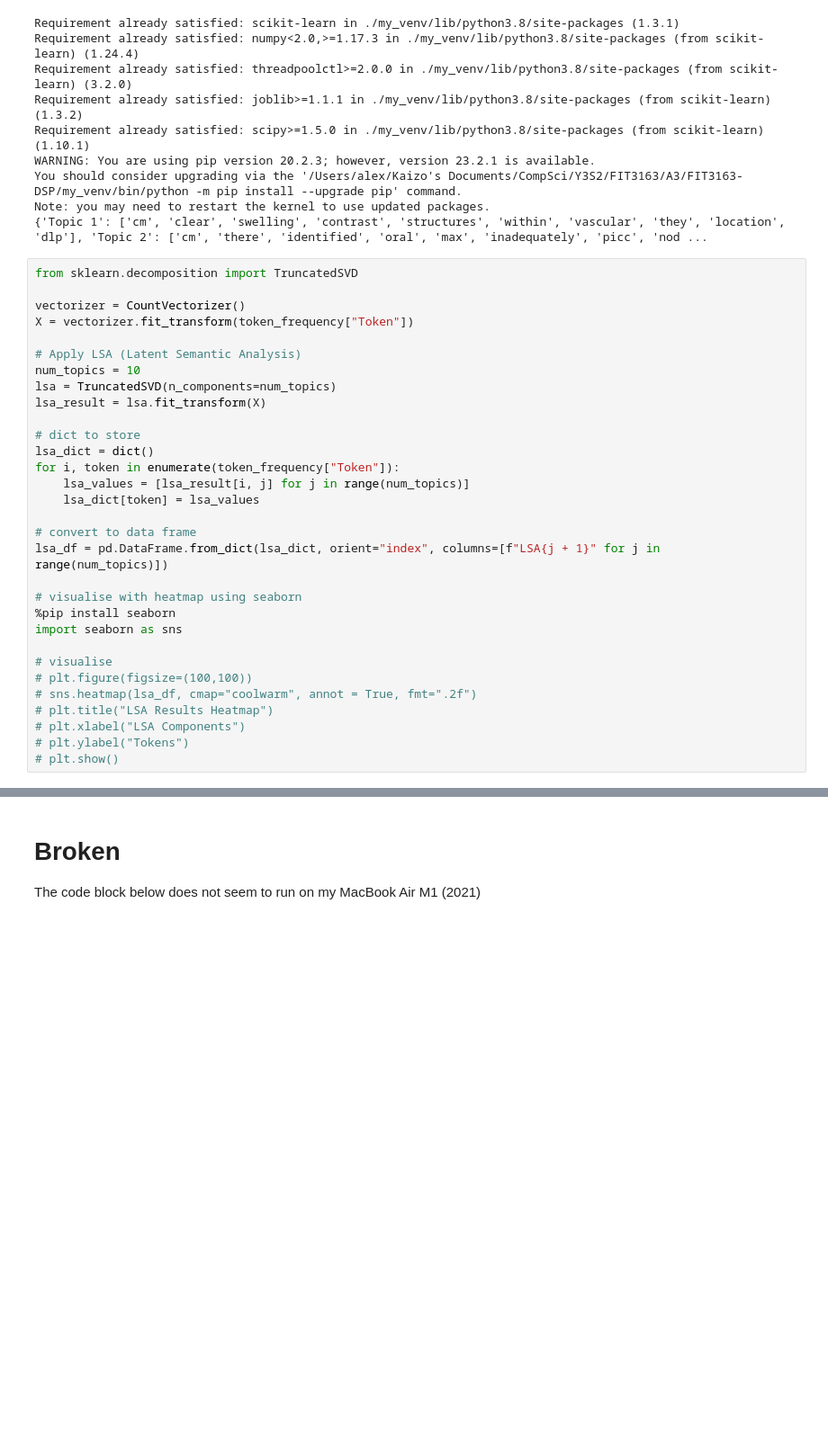
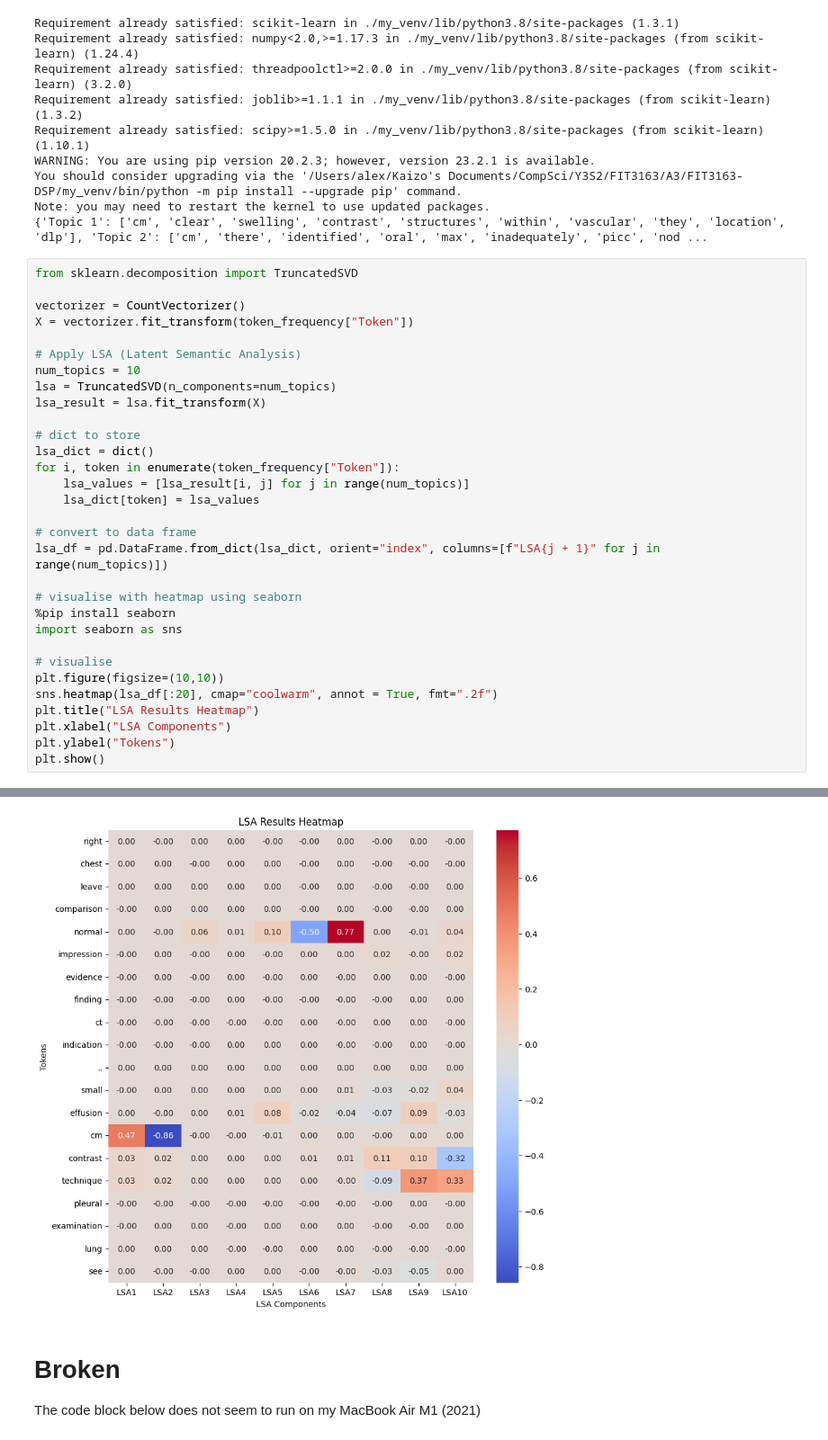
Before and after one commit to aaut0001/FIT3163-DSP, a Jupyter notebook: radiology.ipynb, the cells around one changed output, grey strips where cells are left out. Shown at 90% size. Drawn from its saved outputs; the diff is of its cells as text; blank space fills up the shorter version.

```diff
--- a/radiology.ipynb
+++ b/radiology.ipynb
@@ -514,11 +514,11 @@ lsa_df = pd.DataFrame.from_dict(lsa_dict, orient="index", columns=[f"LSA{j + 1}"
 import seaborn as sns
 
 # visualise
-# plt.figure(figsize=(100,100))
-# sns.heatmap(lsa_df, cmap="coolwarm", annot = True, fmt=".2f")
-# plt.title("LSA Results Heatmap")
-# plt.xlabel("LSA Components")
-# plt.ylabel("Tokens")
-# plt.show()
+plt.figure(figsize=(10,10))
+sns.heatmap(lsa_df[:20], cmap="coolwarm", annot = True, fmt=".2f")
+plt.title("LSA Results Heatmap")
+plt.xlabel("LSA Components")
+plt.ylabel("Tokens")
+plt.show()
 # %% [output]
 Requirement already satisfied: seaborn in ./my_venv/lib/python3.8/site-packages (0.12.2)
@@ -540,7 +540,8 @@ Requirement already satisfied: six>=1.5 in ./my_venv/lib/python3.8/site-packages
 Requirement already satisfied: zipp>=3.1.0; python_version < "3.10" in ./my_venv/lib/python3.8/site-packages (from importlib-resources>=3.2.0; python_version < "3.10"->matplotlib!=3.6.1,>=3.1->seaborn ...
 WARNING: You are using pip version 20.2.3; however, version 23.2.1 is available.
 You should consider upgrading via the '/Users/alex/Kaizo's Documents/CompSci/Y3S2/FIT3163/A3/FIT3163-DSP/my_venv/bin/python -m pip install --upgrade pip' command.
 Note: you may need to restart the kernel to use updated packages.
+[figure, added]
 # %% [markdown]
 # Broken
 
```
Also changed, not shown: parts of 2 cells of this notebook.
